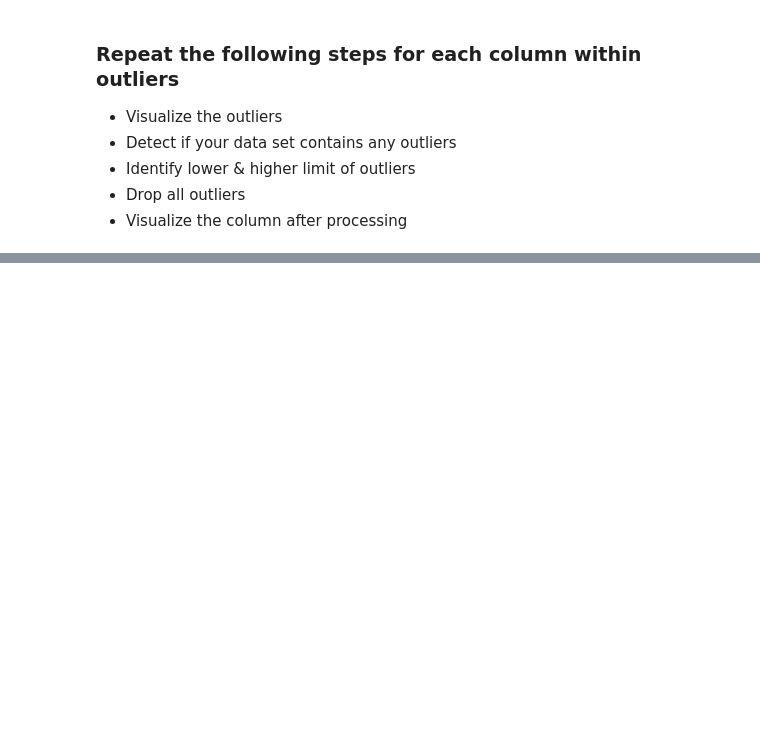
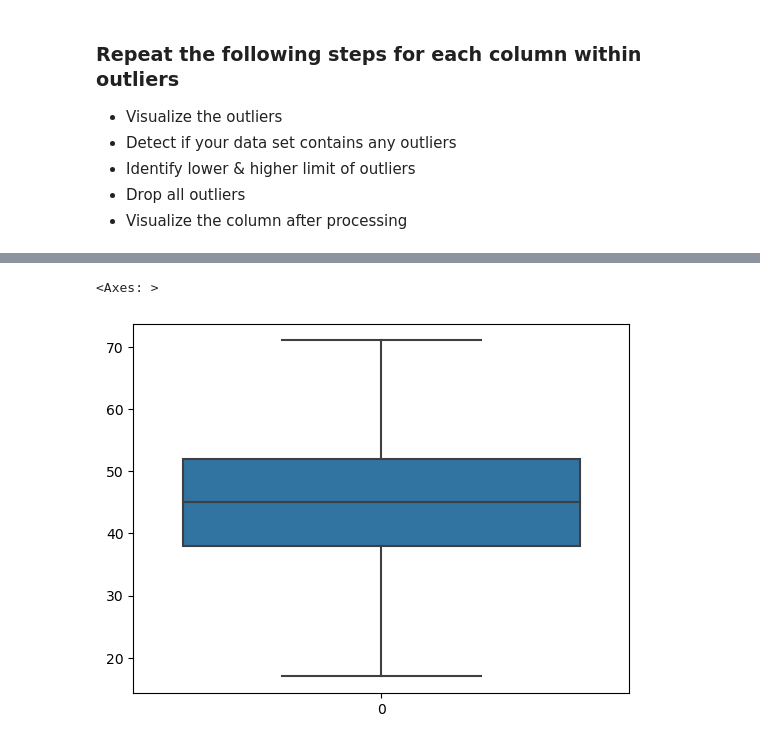
Before and after one commit to hussain-alzawad/Outliers-Lab, a Jupyter notebook: Outliers_Assignment.ipynb, the cells around one changed output, grey strips where cells are left out. Drawn from its saved outputs; the diff is of its cells as text; code cells hidden in the pictures; blank space fills up the shorter version.

```diff
--- a/Outliers_Assignment.ipynb
+++ b/Outliers_Assignment.ipynb
@@ -14,0 +67,7 @@
+# %%
+df = df.drop(df[(df.TMIN > 73.0) | (df.TMIN < 17.0)].index)
+# %%
+sns.boxplot(df.TMIN)
+# %% [output]
+<Axes: >
+[figure, added]
```
Also changed, not shown: parts of 29 cells of this notebook.
